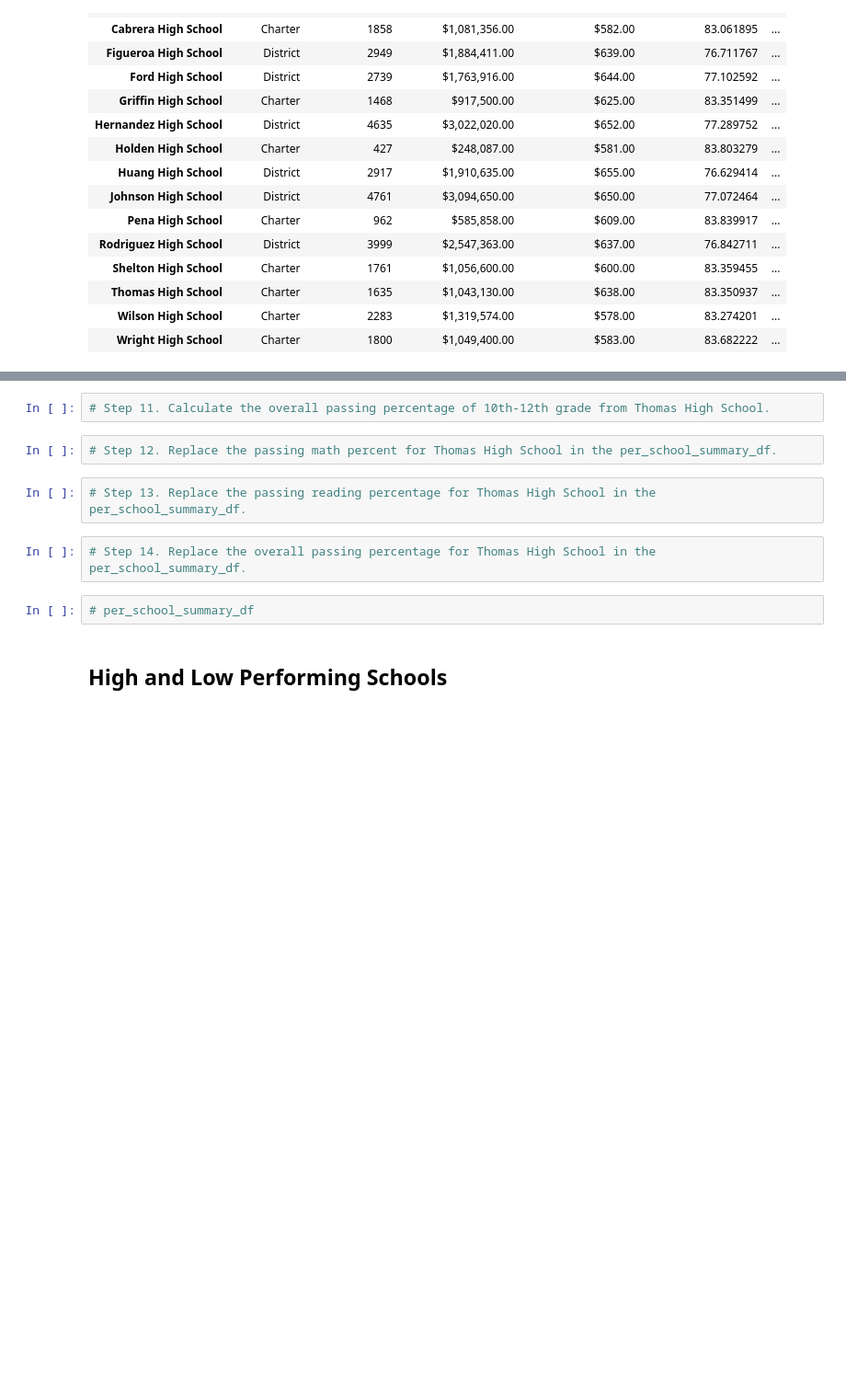
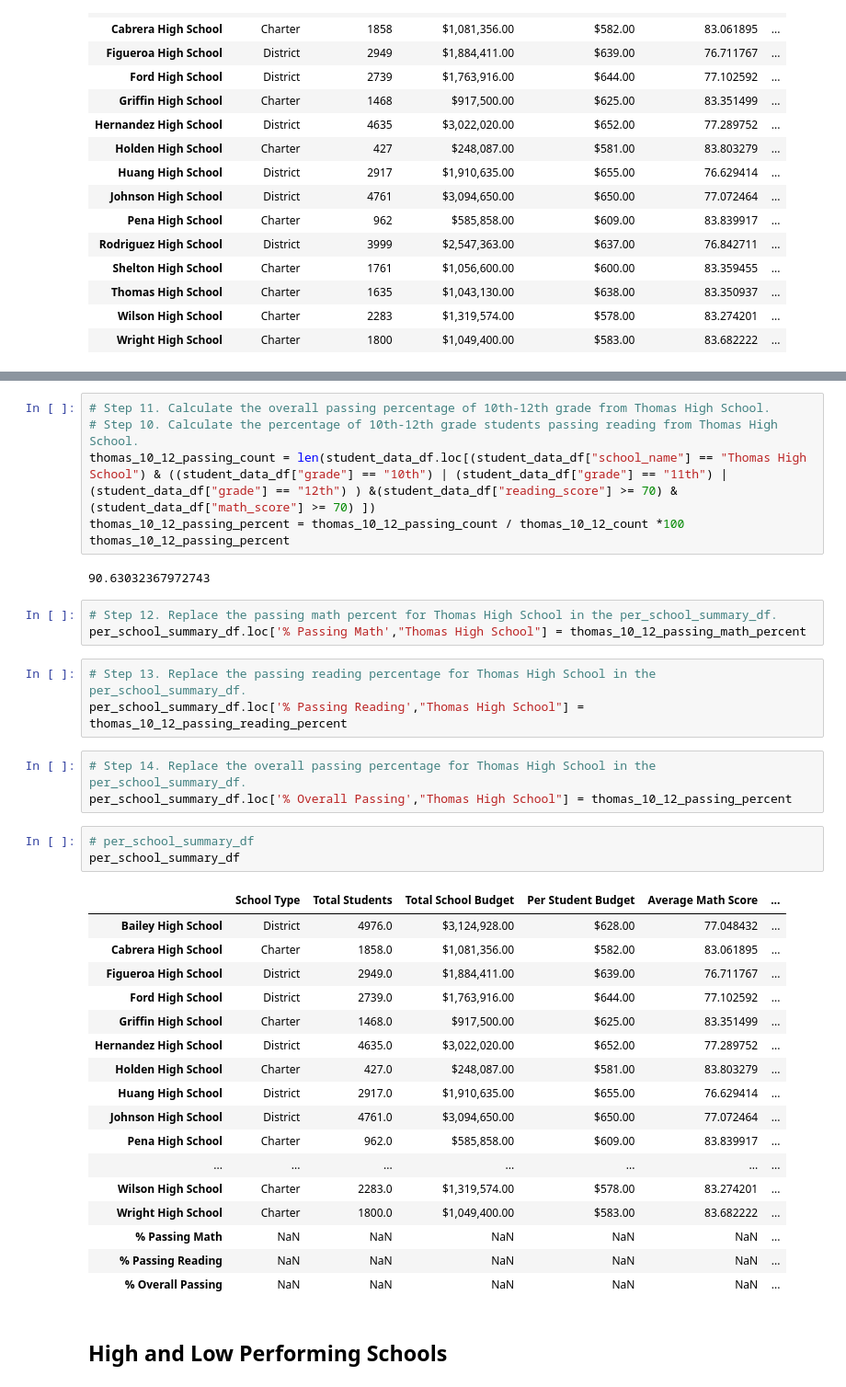
Before and after one commit to apiispanen/School_District_Analysis, a Jupyter notebook: PyCitySchools_Challenge_testing.ipynb, the cells around one changed output, grey strips where cells are left out. Shown: that part at 92% size. Saved outputs shown, nothing was run; the diff lists cells and outputs as text; blank space fills up the shorter version.

Commit message:
Thomas 10-12th edits to DF

```diff
--- a/PyCitySchools_Challenge_testing.ipynb
+++ b/PyCitySchools_Challenge_testing.ipynb
@@ -320,13 +331,41 @@ student_data_df.loc[(student_data_df["school_name"] == "Thomas High School") & (
+# %%
+# Step 11. Calculate the overall passing percentage of 10th-12th grade from Thomas High School.
+# Step 10. Calculate the percentage of 10th-12th grade students passing reading from Thomas High School.
+thomas_10_12_passing_count = len(student_data_df.loc[(student_data_df["school_name"] == "Thomas High School") & ((student_data_df["grade"] == "10th") | (student_data_df["grade"] == "11th") | (student_data_df["grade"] == "12th") ) &(student_data_df["reading_score"] >= 70) &(student_data_df["math_score"] >= 70) ])
+thomas_10_12_passing_percent = thomas_10_12_passing_count / thomas_10_12_count *100
+thomas_10_12_passing_percent
+# %% [output]
+90.63032367972743
+# %%
+# Step 12. Replace the passing math percent for Thomas High School in the per_school_summary_df.
+per_school_summary_df.loc['% Passing Math',"Thomas High School"] = thomas_10_12_passing_math_percent
+# %%
+# Step 13. Replace the passing reading percentage for Thomas High School in the per_school_summary_df.
+per_school_summary_df.loc['% Passing Reading',"Thomas High School"] = thomas_10_12_passing_reading_percent
 # %%
-# Step 11. Calculate the overall passing percentage of 10th-12th grade from Thomas High School.
+# Step 14. Replace the overall passing percentage for Thomas High School in the per_school_summary_df.
+per_school_summary_df.loc['% Overall Passing',"Thomas High School"] = thomas_10_12_passing_percent
-# %%
-# Step 12. Replace the passing math percent for Thomas High School in the per_school_summary_df.
-# %%
-# Step 13. Replace the passing reading percentage for Thomas High School in the per_school_summary_df.
-# %%
-# Step 14. Replace the overall passing percentage for Thomas High School in the per_school_summary_df.
 # %%
 # per_school_summary_df
+per_school_summary_df
+# %% [output]
+|  | School Type | Total Students | Total School Budget | Per Student Budget | Average Math Score | ... |
+| Bailey High School | District | 4976.0 | $3,124,928.00 | $628.00 | 77.048432 | ... |
+| Cabrera High School | Charter | 1858.0 | $1,081,356.00 | $582.00 | 83.061895 | ... |
+| Figueroa High School | District | 2949.0 | $1,884,411.00 | $639.00 | 76.711767 | ... |
+| Ford High School | District | 2739.0 | $1,763,916.00 | $644.00 | 77.102592 | ... |
+| Griffin High School | Charter | 1468.0 | $917,500.00 | $625.00 | 83.351499 | ... |
+| Hernandez High School | District | 4635.0 | $3,022,020.00 | $652.00 | 77.289752 | ... |
+| Holden High School | Charter | 427.0 | $248,087.00 | $581.00 | 83.803279 | ... |
+| Huang High School | District | 2917.0 | $1,910,635.00 | $655.00 | 76.629414 | ... |
+| Johnson High School | District | 4761.0 | $3,094,650.00 | $650.00 | 77.072464 | ... |
+| Pena High School | Charter | 962.0 | $585,858.00 | $609.00 | 83.839917 | ... |
+| ... | ... | ... | ... | ... | ... | ... |
+| Wilson High School | Charter | 2283.0 | $1,319,574.00 | $578.00 | 83.274201 | ... |
+| Wright High School | Charter | 1800.0 | $1,049,400.00 | $583.00 | 83.682222 | ... |
+| % Passing Math | NaN | NaN | NaN | NaN | NaN | ... |
+| % Passing Reading | NaN | NaN | NaN | NaN | NaN | ... |
+| % Overall Passing | NaN | NaN | NaN | NaN | NaN | ... |
 # %% [markdown]
 ## High and Low Performing Schools
 # %%
```
Also changed, not shown: parts of 7 cells of this notebook.
